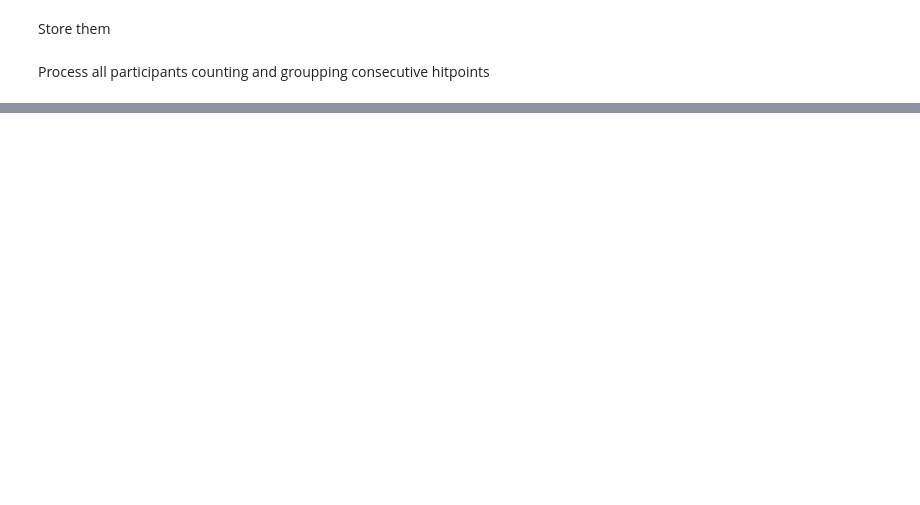
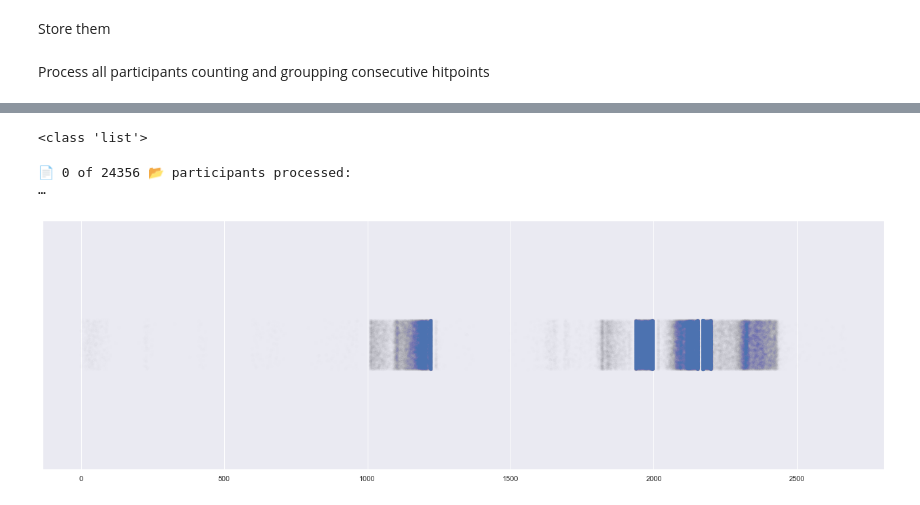
Before and after one commit to mvidaldp/msw-bmbf_da, a Jupyter notebook: 2_data_preprocessing.ipynb, the cells around one changed output, grey strips where cells are left out. Cells and saved outputs as stored; diff of their text form; code cells hidden in the pictures; blank space fills up the shorter version.

```diff
--- a/2_data_preprocessing.ipynb
+++ b/2_data_preprocessing.ipynb
@@ -536,2 +437,0 @@ right
-# %%
-uid = "5b7ec90677be4c1ead048265fe46d3e0"
@@ -569,0 +611,3 @@ plt.show()
+# %%
+test = dict(hev_frames)
+test = {k: list(v) for k, v in test.items()}
@@ -569,0 +617,8 @@ plt.show()
+# %%
+with open("frames_events.json") as f:
+    test = json.load(f)
+# %%
+for k in list(test.keys())[:1]:
+    print(type(test[k]))
+# %% [output]
+<class 'list'>
@@ -569,0 +631,19 @@ plt.show()
+# %%
+sns.set(rc={"figure.figsize": (23, 7)})
+
+keys = list(test.keys())
+# participants progress bar
+keys_pbar = tqdm(
+    iterable=keys,
+    total=len(keys),
+    desc="📂 participants",
+    dynamic_ncols=True,
+    bar_format=B_FORMAT,
+)
+
+for k in keys_pbar:
+    sns.stripplot(x=test[k], alpha=0.005)
+plt.show()
+# %% [output]
+📄 0 of 24356 📂 participants processed:                                                                        …
+[figure, added]
```
Also changed, not shown: parts of 43 cells of this notebook, 12 other files.
